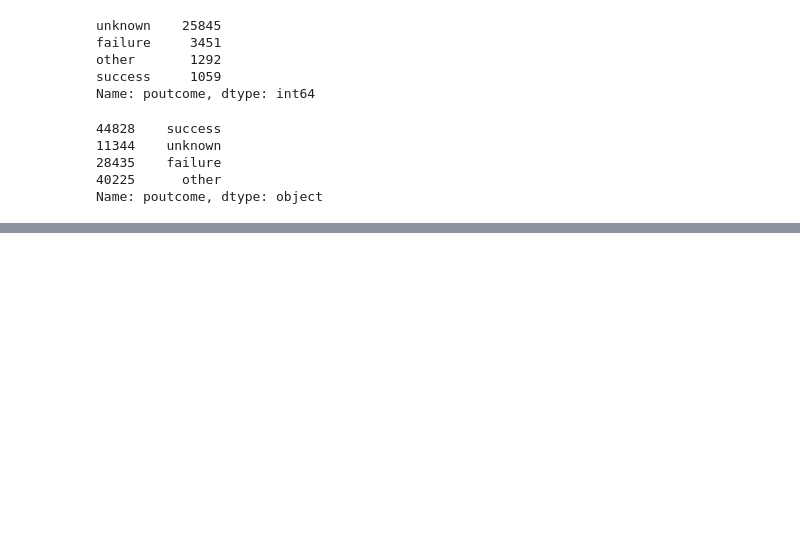
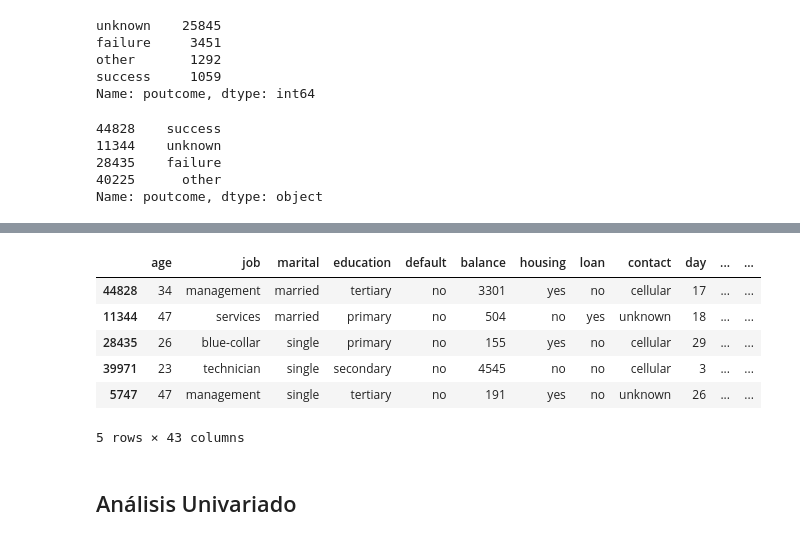
Before and after one commit to jdug1981/proyecto_final, a Jupyter notebook: Proyecto_final_final.ipynb, the cells around one changed output, grey strips where cells are left out. Saved outputs shown, nothing was run; the diff lists cells and outputs as text; code cells hidden in the pictures; blank space fills up the shorter version.

```diff
--- a/Proyecto_final_final.ipynb
+++ b/Proyecto_final_final.ipynb
@@ -451,0 +512,8 @@ Name: poutcome, dtype: object
+# %%
+
+# Tratamiento con Target Encoder
+# Se trabajará una consolidación con la variable "job"
+from category_encoders import TargetEncoder
+
+encoder = TargetEncoder(handle_unknown = 'infrequent_if_exist')
+encoder.fit(train[variables_categoricas].astype('category'), train['y'])
@@ -451,0 +559,12 @@ Name: poutcome, dtype: object
+# %%
+train.head()
+# %% [output]
+|  | age | job | marital | education | default | balance | housing | loan | contact | day | ... | ... |
+| 44828 | 34 | management | married | tertiary | no | 3301 | yes | no | cellular | 17 | ... | ... |
+| 11344 | 47 | services | married | primary | no | 504 | no | yes | unknown | 18 | ... | ... |
+| 28435 | 26 | blue-collar | single | primary | no | 155 | yes | no | cellular | 29 | ... | ... |
+| 39971 | 23 | technician | single | secondary | no | 4545 | no | no | cellular | 3 | ... | ... |
+| 5747 | 47 | management | single | tertiary | no | 191 | yes | no | unknown | 26 | ... | ... |
+5 rows × 43 columns
+# %% [markdown]
+## Análisis Univariado
```
Also changed, not shown: parts of 16 cells of this notebook.
